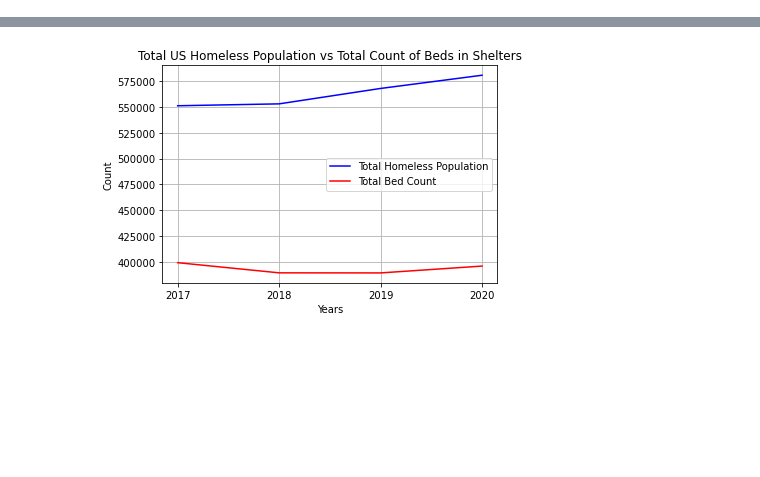
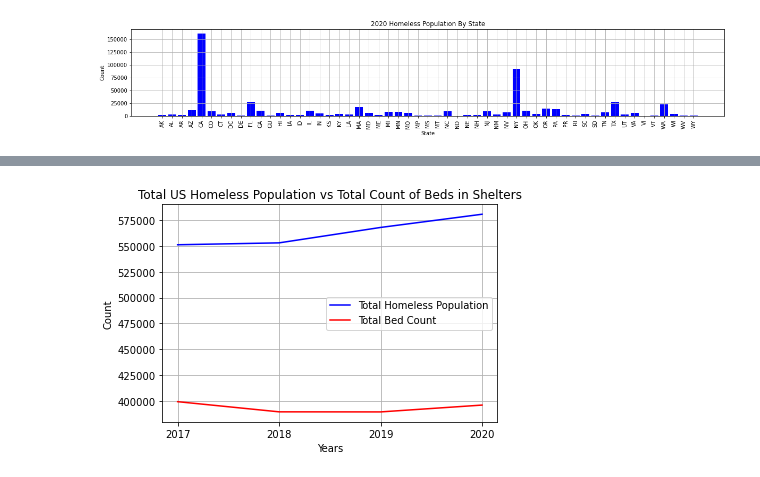
Before and after one commit to esther2897/project_one, a Jupyter notebook: datasets/homeless_analysis.ipynb, the cells around one changed output, grey strips where cells are left out. Saved outputs shown, nothing was run; the diff lists cells and outputs as text; code cells hidden in the pictures; blank space fills up the shorter version.

Commit message:
more visualizations

```diff
--- a/datasets/homeless_analysis.ipynb
+++ b/datasets/homeless_analysis.ipynb
@@ -15,0 +30,16 @@ pop_df=pd.read_csv("homeless_pop17-20.csv").dropna(how='any').set_index('State',
+# %%
+
+states=pop2020_df['State']
+count=pop2020_df['Overall Homeless, 2020']
+x_axis=np.arange(len(states))
+tick_locations = [value for value in x_axis]
+plt.figure(figsize=(20,3))
+plt.bar(x_axis, count, color="b", align="center")
+plt.xticks(tick_locations, states, rotation="vertical")
+plt.title("2020 Homeless Population By State")
+plt.xlabel("State")
+plt.ylabel("Count")
+plt.grid()
+plt.savefig('../Graphs/2020 Homeless Population By State.png')
+# %% [output]
+[figure, added]
```
Also changed, not shown: parts of 6 cells of this notebook, 8 other files.
